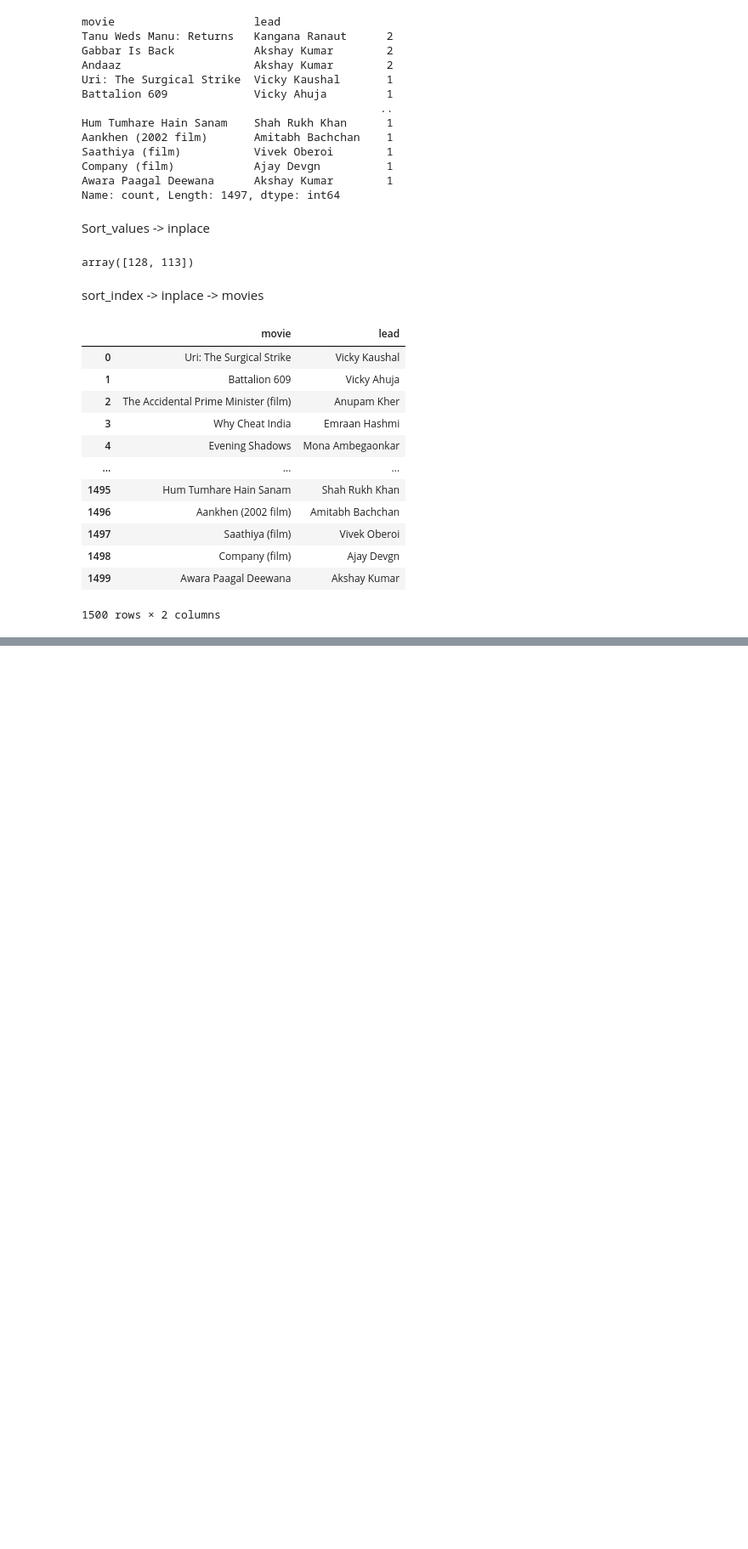
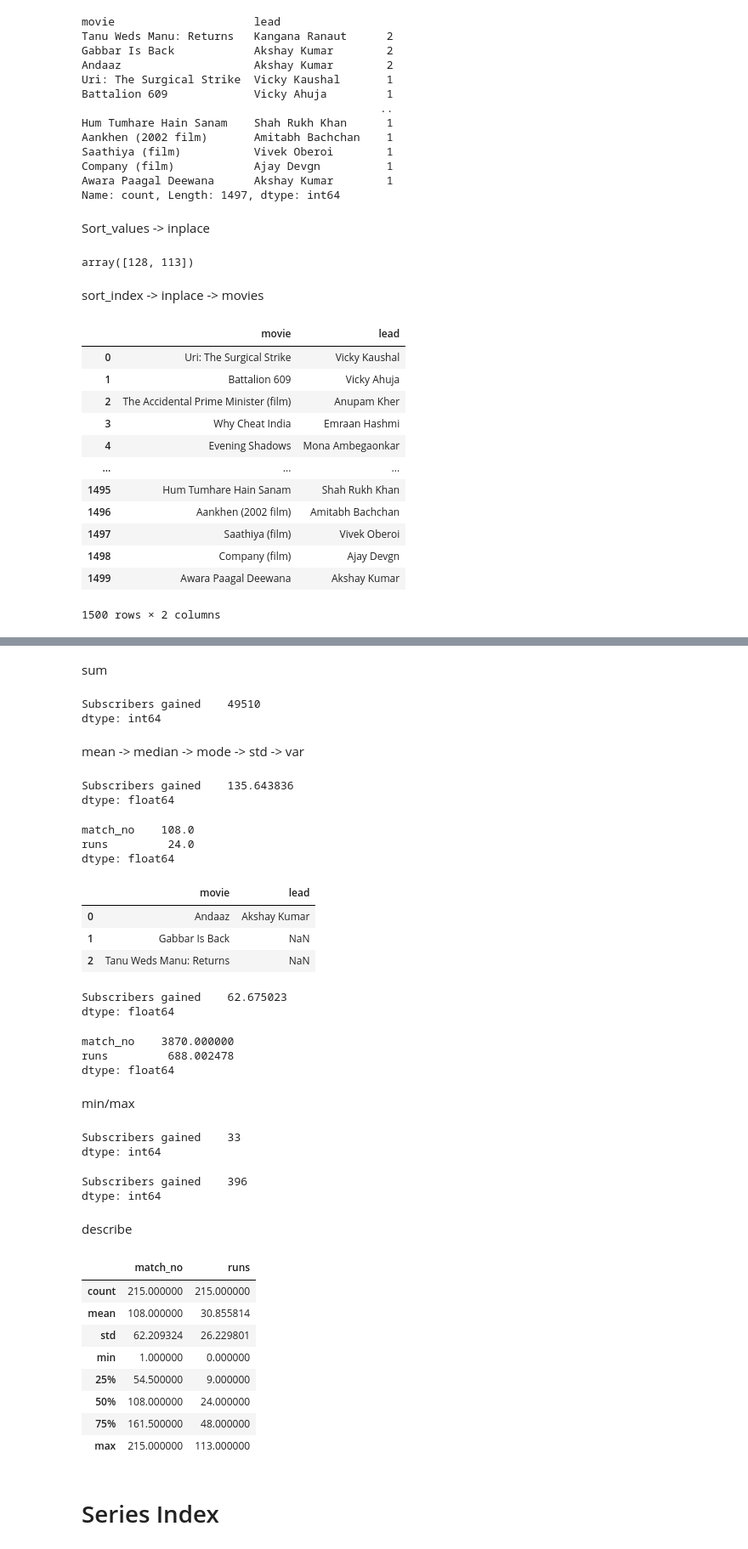
Before and after one commit to Suraj-kumar121K/PANDAS-CURSE, a Jupyter notebook: Pandas_Caurse/Data_Structure/Series/01_Series.ipynb, the cells around one changed output, grey strips where cells are left out. Shown at 85% size. Saved outputs shown, nothing was run; the diff lists cells and outputs as text; code cells hidden in the pictures; blank space fills up the shorter version.

```diff
--- a/Pandas_Caurse/Data_Structure/Series/01_Series.ipynb
+++ b/Pandas_Caurse/Data_Structure/Series/01_Series.ipynb
@@ -258,0 +269,66 @@ bollybood
+# %% [markdown]
+sum
+# %%
+holly.sum()
+# %% [output]
+Subscribers gained    49510
+dtype: int64
+# %% [markdown]
+mean -> median -> mode -> std -> var
+# %%
+holly.mean()
+# %% [output]
+Subscribers gained    135.643836
+dtype: float64
+# %%
+print(kohli.median())
+# %% [output]
+match_no    108.0
+runs         24.0
+dtype: float64
+# %%
+bollybood.mode()
+# %% [output]
+|  | movie | lead |
+| 0 | Andaaz | Akshay Kumar |
+| 1 | Gabbar Is Back | NaN |
+| 2 | Tanu Weds Manu: Returns | NaN |
+# %%
+print(holly.std())
+# %% [output]
+Subscribers gained    62.675023
+dtype: float64
+# %%
+print(kohli.var())
+# %% [output]
+match_no    3870.000000
+runs         688.002478
+dtype: float64
+# %% [markdown]
+min/max
+# %%
+holly.min()
+# %% [output]
+Subscribers gained    33
+dtype: int64
+# %%
+holly.max()
+# %% [output]
+Subscribers gained    396
+dtype: int64
+# %% [markdown]
+describe
+# %%
+kohli.describe()
+# %% [output]
+|  | match_no | runs |
+| count | 215.000000 | 215.000000 |
+| mean | 108.000000 | 30.855814 |
+| std | 62.209324 | 26.229801 |
+| min | 1.000000 | 0.000000 |
+| 25% | 54.500000 | 9.000000 |
+| 50% | 108.000000 | 24.000000 |
+| 75% | 161.500000 | 48.000000 |
+| max | 215.000000 | 113.000000 |
+# %% [markdown]
+# Series Index
```
Also changed, not shown: parts of 3 cells of this notebook.
